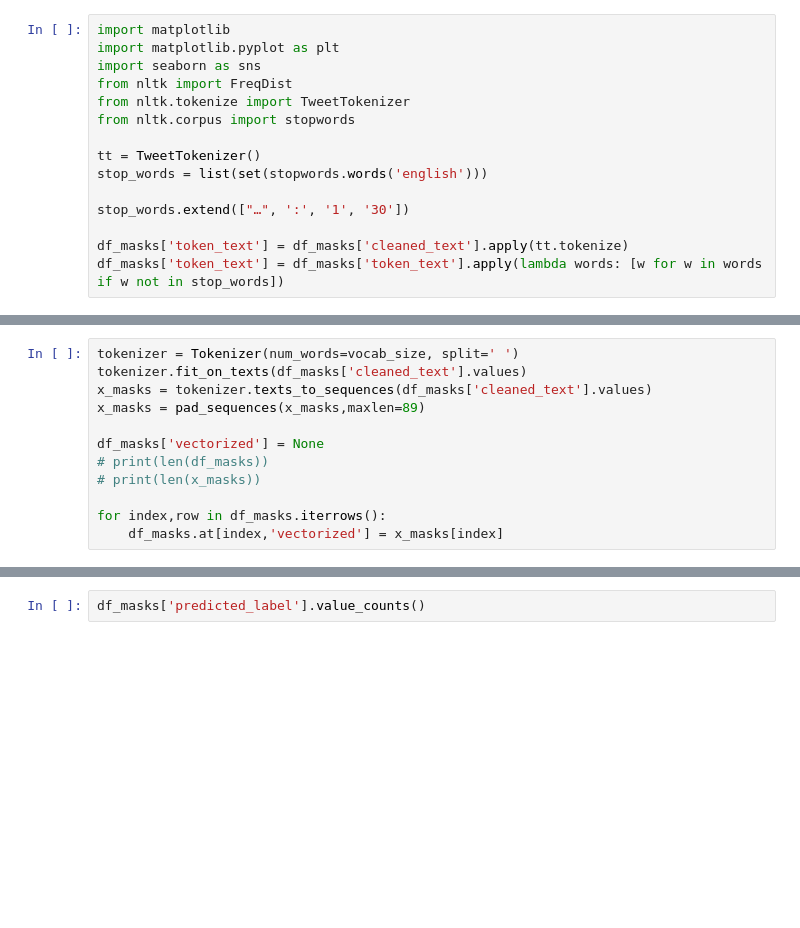
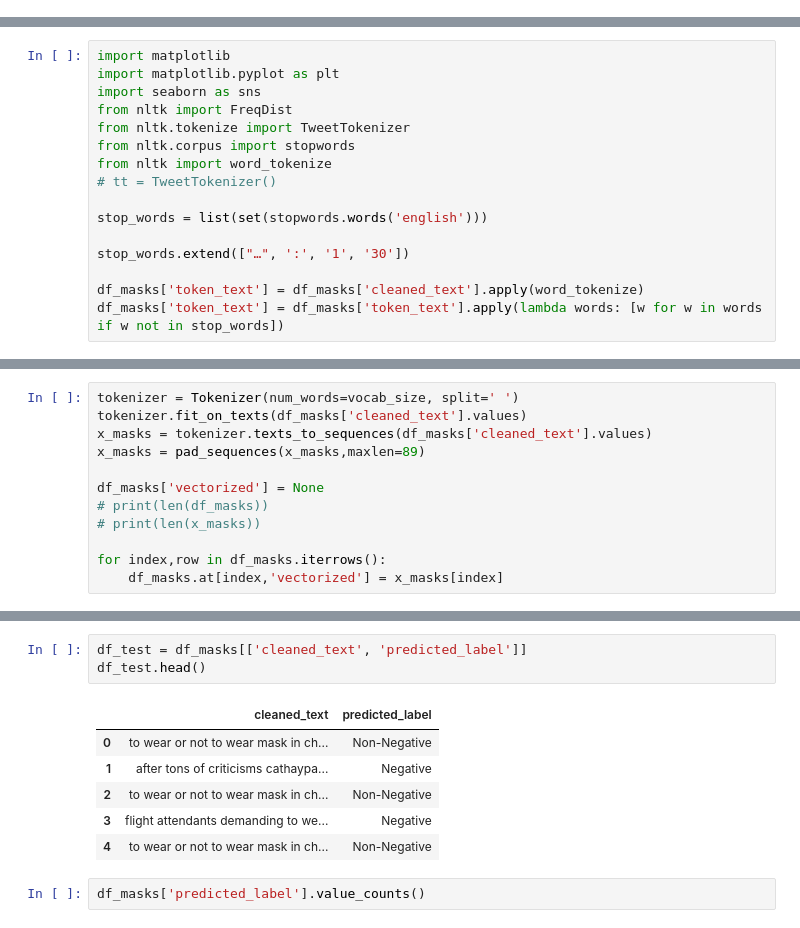
Before and after one commit to Jae-Ro/covid-19, a Jupyter notebook: Twitter Sentiment Data.ipynb, the cells around one changed output, grey strips where cells are left out. Drawn from its saved outputs; the diff is of its cells as text; blank space fills up the shorter version.

```diff
--- a/Twitter Sentiment Data.ipynb
+++ b/Twitter Sentiment Data.ipynb
@@ -304,18 +304,3 @@ plt.legend(['Tweets Relating to Covid-19 & Masks'])
 plt.savefig('mask_tweet_volume_graph.png', dpi=300)
 # %% [output]
 [figure]
-# %%
-import matplotlib
-import matplotlib.pyplot as plt
-import seaborn as sns
-from nltk import FreqDist
-from nltk.tokenize import TweetTokenizer
-from nltk.corpus import stopwords
-
-tt = TweetTokenizer()
-stop_words = list(set(stopwords.words('english')))
-
-stop_words.extend(["…", ':', '1', '30'])
-
-df_masks['token_text'] = df_masks['cleaned_text'].apply(tt.tokenize)
-df_masks['token_text'] = df_masks['token_text'].apply(lambda words: [w for w in words if w not in stop_words])
@@ -383,3 +352,19 @@ plt.savefig('tweet_freq_graph.png', dpi=300)
 [figure]
 # %% [markdown]
 # Word Frequency Distribution
+# %%
+import matplotlib
+import matplotlib.pyplot as plt
+import seaborn as sns
+from nltk import FreqDist
+from nltk.tokenize import TweetTokenizer
+from nltk.corpus import stopwords
+from nltk import word_tokenize
+# tt = TweetTokenizer()
+
+stop_words = list(set(stopwords.words('english')))
+
+stop_words.extend(["…", ':', '1', '30'])
+
+df_masks['token_text'] = df_masks['cleaned_text'].apply(word_tokenize)
+df_masks['token_text'] = df_masks['token_text'].apply(lambda words: [w for w in words if w not in stop_words])
@@ -438,6 +439,16 @@ df_masks.head()
 | 2 | 2020-01-22 14:07:26 | 1219984924897243136 | RT @SaintBurno: To wear or not to... | 1165459197242163202 | to wear or not to wear mask in ch... | [wear, wear, mask, china, either,... | [0, 0, 0, 0, 0, 0, 0, 0, 0, 0, 0,... | 1 | ... |
 | 3 | 2020-01-22 14:16:17 | 1219987150629896192 | .@cathaypacific flight attendants... | 83770449 | flight attendants demanding to we... | [flight, attendants, demanding, w... | [0, 0, 0, 0, 0, 0, 0, 0, 0, 0, 0,... | 0 | ... |
 | 4 | 2020-01-22 14:34:47 | 1219991805241880576 | RT @SaintBurno: To wear or not to... | 996786531816824832 | to wear or not to wear mask in ch... | [wear, wear, mask, china, either,... | [0, 0, 0, 0, 0, 0, 0, 0, 0, 0, 0,... | 1 | ... |
+# %%
+df_test = df_masks[['cleaned_text', 'predicted_label']]
+df_test.head()
+# %% [output]
+|  | cleaned_text | predicted_label |
+| 0 | to wear or not to wear mask in ch... | Non-Negative |
+| 1 | after tons of criticisms cathaypa... | Negative |
+| 2 | to wear or not to wear mask in ch... | Non-Negative |
+| 3 | flight attendants demanding to we... | Negative |
+| 4 | to wear or not to wear mask in ch... | Non-Negative |
 # %%
 df_masks['predicted_label'].value_counts()
 # %% [output]
```
Also changed, not shown: parts of 4 cells of this notebook, 3 other files.
